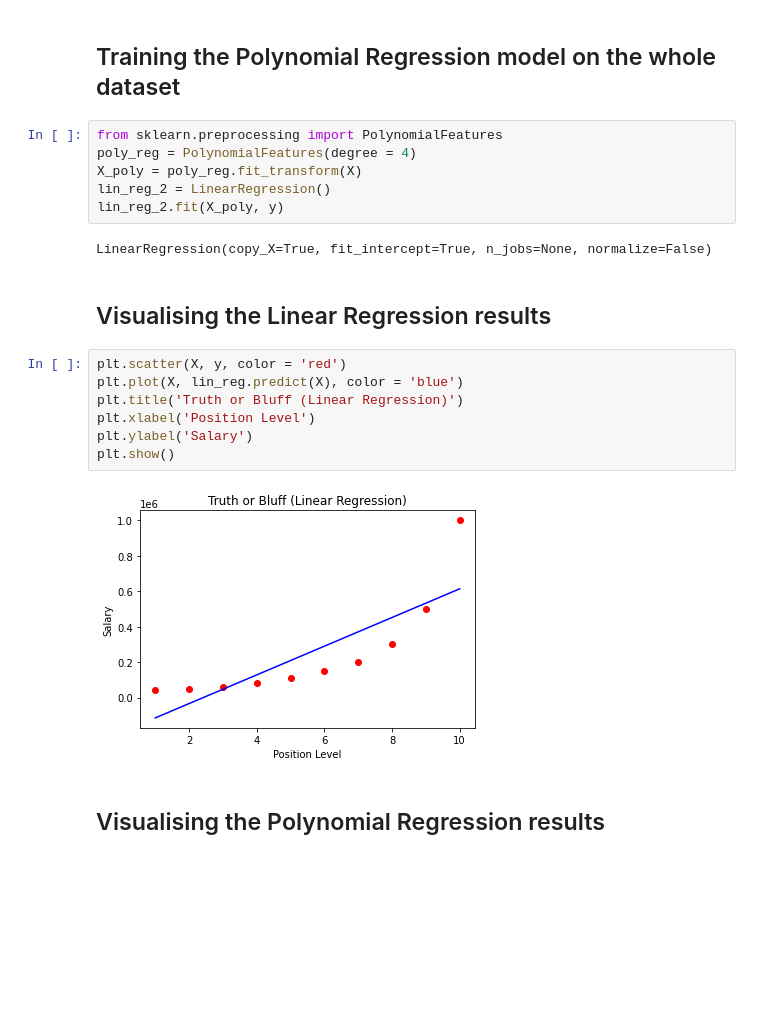
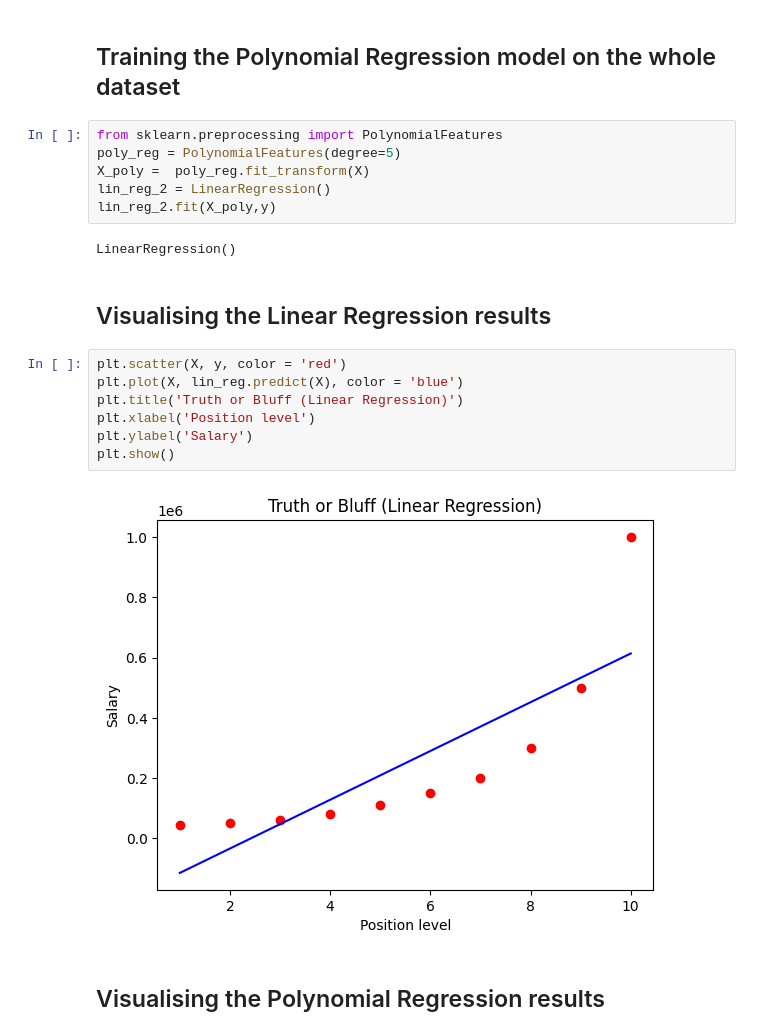
Before and after one commit to reach-jassi/ML, a Jupyter notebook: polynomial_regression.ipynb, the cells around one changed output. Drawn from its saved outputs; the diff is of its cells as text; blank space fills up the shorter version.

```diff
--- a/polynomial_regression.ipynb
+++ b/polynomial_regression.ipynb
@@ -26,23 +26,23 @@ LinearRegression(copy_X=True, fit_intercept=True, n_jobs=None, normalize=False)
 ## Training the Polynomial Regression model on the whole dataset
 # %%
 from sklearn.preprocessing import PolynomialFeatures
-poly_reg = PolynomialFeatures(degree = 4)
-X_poly = poly_reg.fit_transform(X)
+poly_reg = PolynomialFeatures(degree=5)
+X_poly =  poly_reg.fit_transform(X)
 lin_reg_2 = LinearRegression()
-lin_reg_2.fit(X_poly, y)
+lin_reg_2.fit(X_poly,y)
 # %% [output]
-LinearRegression(copy_X=True, fit_intercept=True, n_jobs=None, normalize=False)
+LinearRegression()
 # %% [markdown]
 ## Visualising the Linear Regression results
 # %%
 plt.scatter(X, y, color = 'red')
 plt.plot(X, lin_reg.predict(X), color = 'blue')
 plt.title('Truth or Bluff (Linear Regression)')
-plt.xlabel('Position Level')
+plt.xlabel('Position level')
 plt.ylabel('Salary')
 plt.show()
 # %% [output]
-[figure, old version]
+[figure, new version]
 # %% [markdown]
 ## Visualising the Polynomial Regression results
 # %%
```
Also changed, not shown: parts of 5 cells of this notebook.
